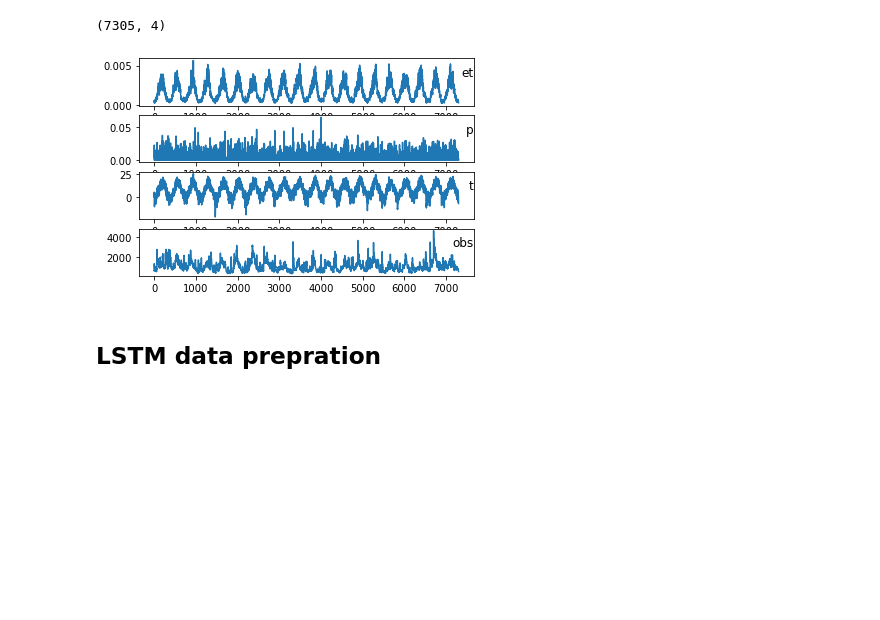
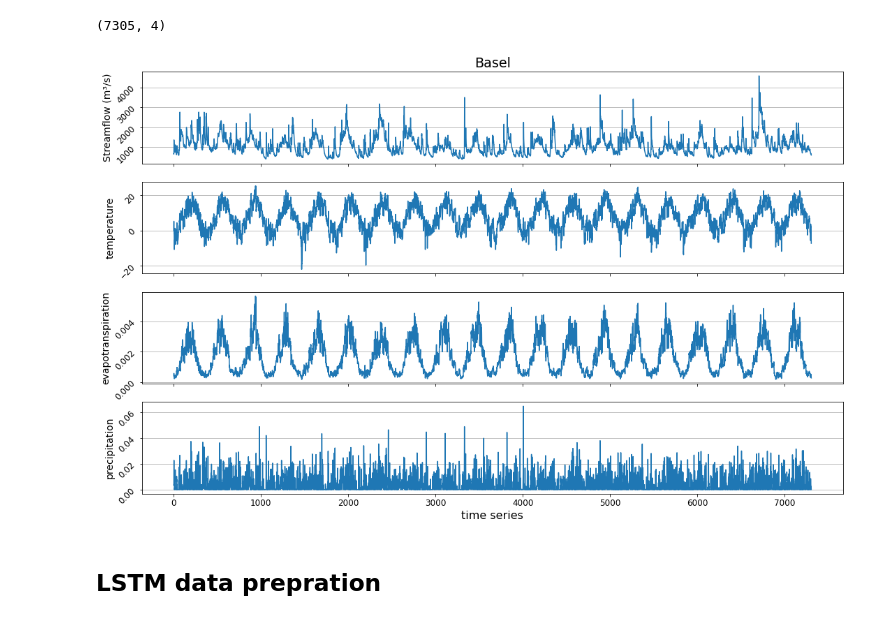
Before and after one commit to Maryam-Afshari/thesis, a Jupyter notebook: LSTM_Basel.ipynb, the cells around one changed output. Drawn from its saved outputs; the diff is of its cells as text; code cells hidden in the pictures; blank space fills up the shorter version.

```diff
--- a/LSTM_Basel.ipynb
+++ b/LSTM_Basel.ipynb
@@ -56,23 +63,45 @@ df_basel = df_b.set_index("datetime")
 df_basel.shape
 # %% [output]
 (7305, 4)
-# %%
-from matplotlib import pyplot
-values = df_basel.values
-
-# specify columns to plot
-groups =[0,1,2,3]
-i=1
-# plot each column
-pyplot.figure()
-for g in groups:
-    pyplot.subplot(len(groups), 1, i)
-    pyplot.plot(values[:, g])
-    pyplot.title(df_basel.columns[g], y= 0.5, loc ="right")
-    i += 1
-pyplot.show()
-# %% [output]
-[figure, removed]
+# %%
+# plot data
+shown_data = 0.5
+
+# variables to plot
+obs_b = df_basel.obs.values
+t_b = df_basel.t.values
+et_b = df_basel.et.values
+p_b = df_basel.p.values
+
+
+# plot the variables
+plt.rcParams.update({'font.size': 16})
+
+fig, (ax1, ax2, ax3, ax4) = plt.subplots(4, sharex=True, figsize=(18, 18*2/(1+5**0.5)))
+ax1.plot(obs_b)
+ax2.plot(t_b)
+ax3.plot(et_b)
+ax4.plot(p_b)
+
+
+#set the ticks
+days_per_year = [0]+[365, 365, 365, 366]*5
+ticks = np.cumsum(days_per_year[:-1])[:int(20*shown_data)]
+
+#tweak the axes
+ax1.title.set_text('Basel')
+ax4.set_xlabel('time series')
+ax1.set_ylabel('Streamflow (m³/s)', fontsize = 14)
+ax2.set_ylabel('temperature', fontsize = 14)
+ax3.set_ylabel('evapotranspiration', fontsize = 14)
+ax4.set_ylabel('precipitation', fontsize = 14)
+
+for ax in (ax1, ax2, ax3, ax4):
+  ax.grid(axis = 'y')
+  ax.tick_params(axis='y', labelsize=12,  rotation = 45)
+  ax.tick_params(axis='x', labelsize=12)
+# %% [output]
+[figure, added]
 # %% [markdown]
 
 ## LSTM data prepration
```
Also changed, not shown: parts of 63 cells of this notebook, 8 other files.
